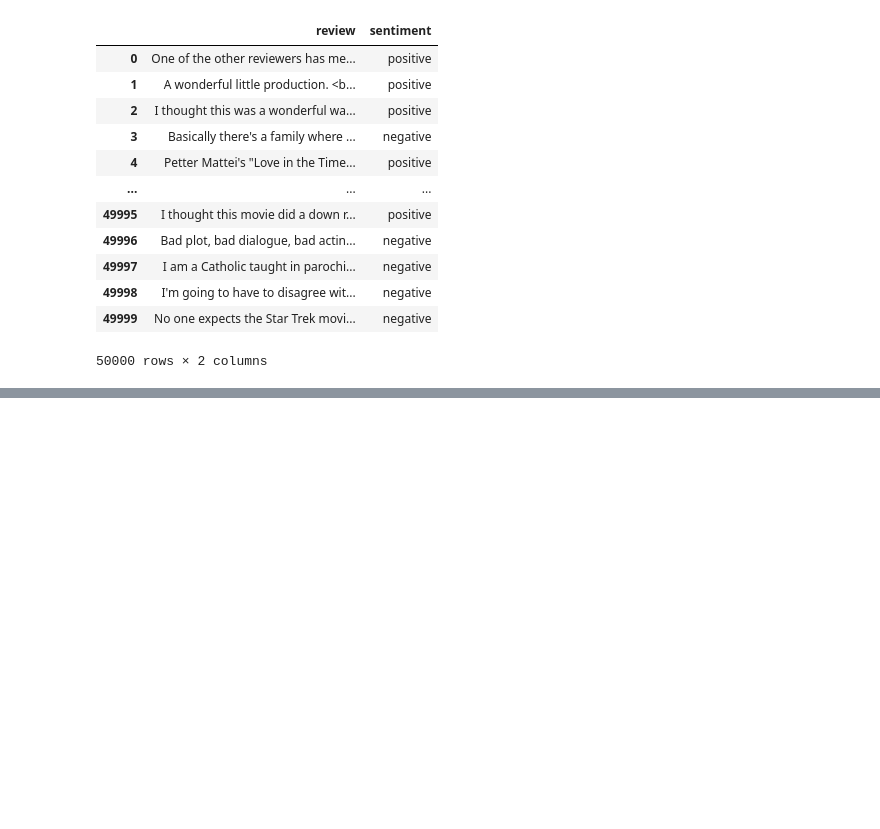
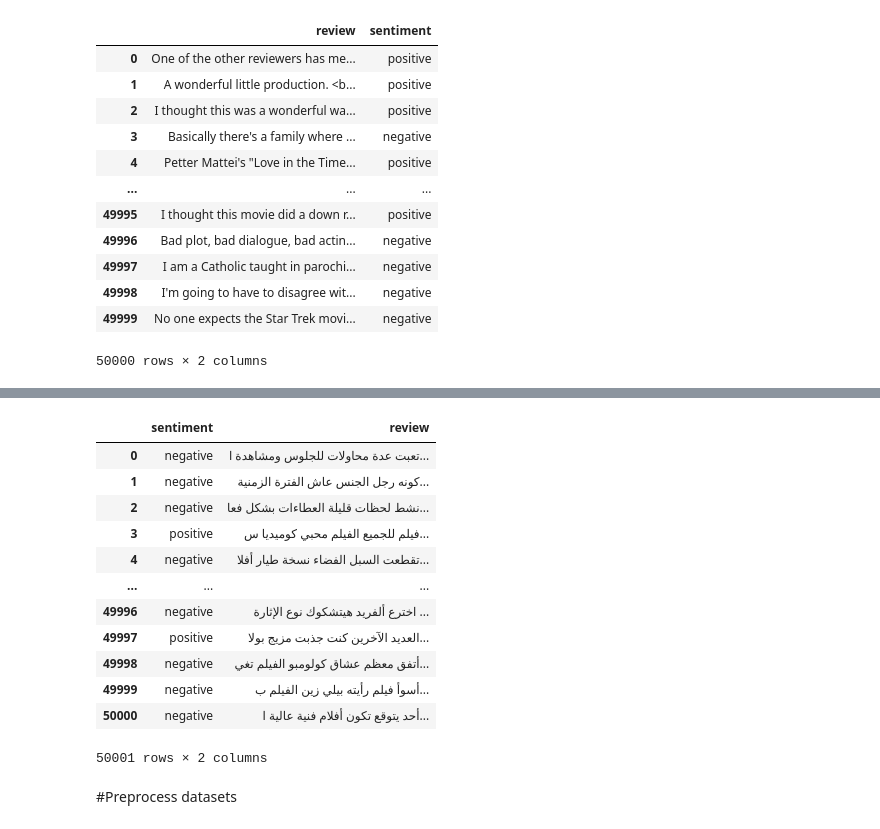
Before and after one commit to berkawy/NLP, a Jupyter notebook: project.ipynb, the cells around one changed output, grey strips where cells are left out. Cells and saved outputs as stored; diff of their text form; code cells hidden in the pictures; blank space fills up the shorter version.

```diff
--- a/project.ipynb
+++ b/project.ipynb
@@ -25,0 +106,19 @@ df
+# %%
+df2 = df2.drop('Unnamed: 0', axis=1)
+df2
+# %% [output]
+|  | sentiment | review |
+| 0 | negative | تعبت عدة محاولات للجلوس ومشاهدة ا... |
+| 1 | negative | كونه رجل الجنس عاش الفترة الزمنية... |
+| 2 | negative | نشط لحظات قليلة العطاءات بشكل فعا... |
+| 3 | positive | فيلم للجميع الفيلم محبي كوميديا س... |
+| 4 | negative | تقطعت السبل الفضاء نسخة طيار أفلا... |
+| ... | ... | ... |
+| 49996 | negative | اخترع ألفريد هيتشكوك نوع الإثارة ... |
+| 49997 | positive | العديد الآخرين كنت جذبت مزيج بولا... |
+| 49998 | negative | أتفق معظم عشاق كولومبو الفيلم تغي... |
+| 49999 | negative | أسوأ فيلم رأيته بيلي زين الفيلم ب... |
+| 50000 | negative | أحد يتوقع تكون أفلام فنية عالية ا... |
+50001 rows × 2 columns
+# %% [markdown]
+#Preprocess datasets
```
Also changed, not shown: parts of 25 cells of this notebook, 2 other files.
